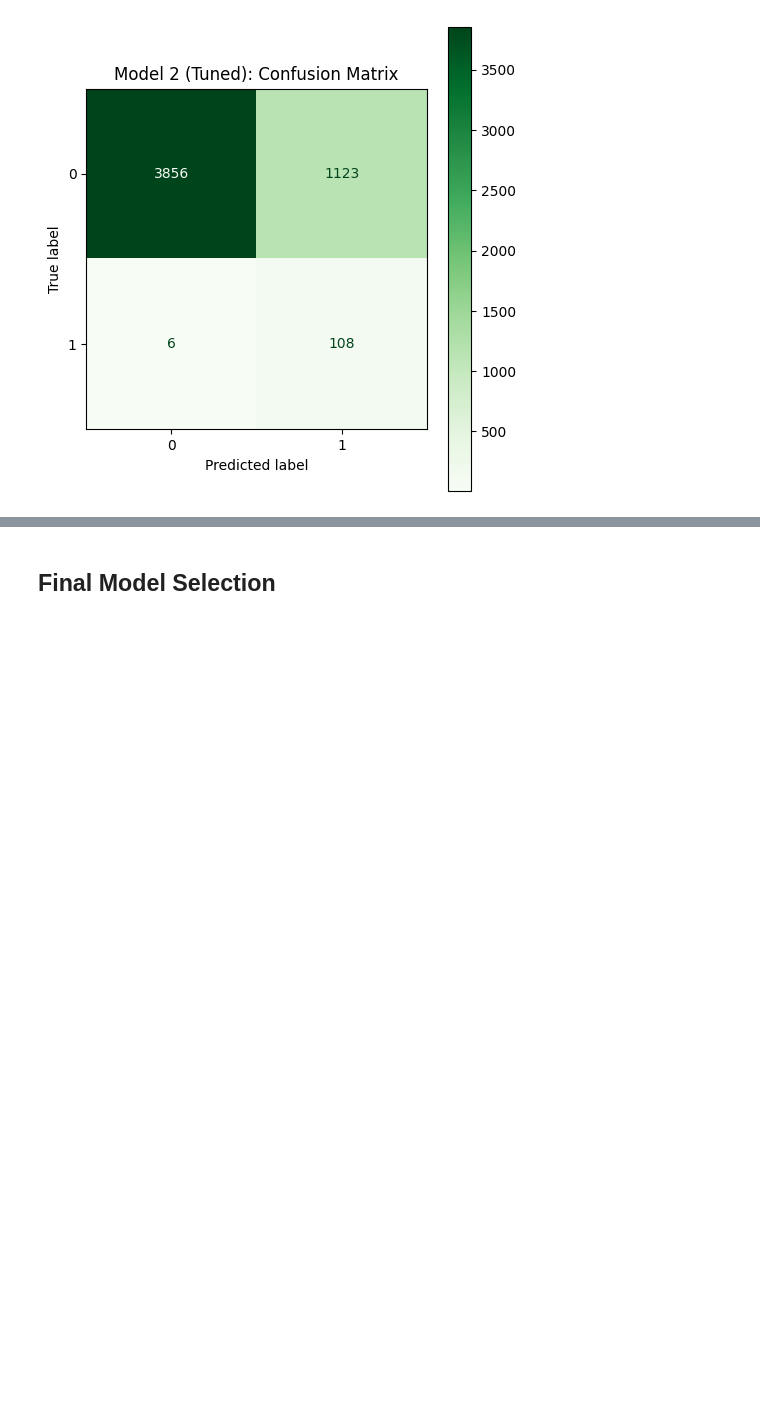
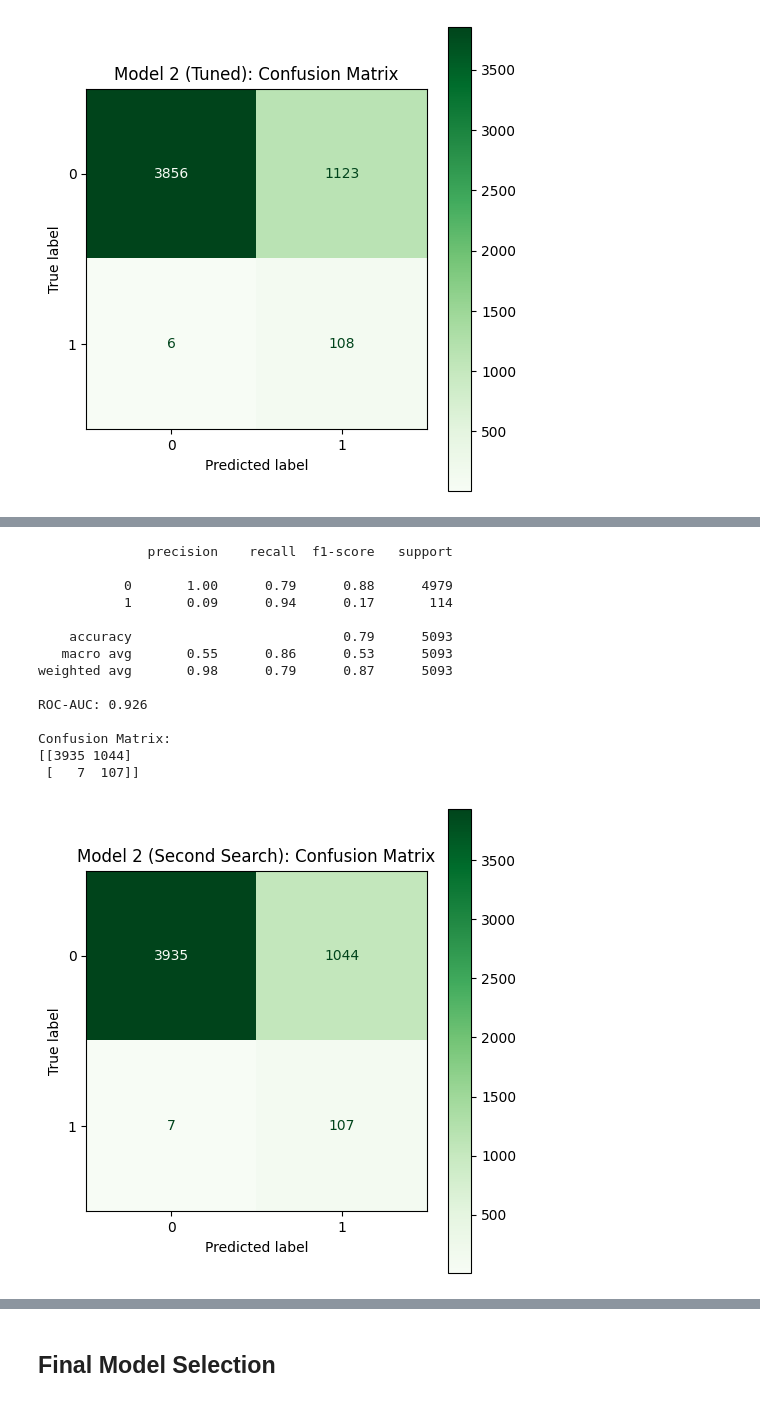
Before and after one commit to GopolangMmutlwaneCaptone/Risk-Concentration-Flagging, a Jupyter notebook: src/models/model2_xgboost.ipynb, the cells around one changed output, grey strips where cells are left out. Cells and saved outputs as stored; diff of their text form; code cells hidden in the pictures; blank space fills up the shorter version.

```diff
--- a/src/models/model2_xgboost.ipynb
+++ b/src/models/model2_xgboost.ipynb
@@ -191,0 +239,32 @@ Confusion Matrix:
+# %%
+y_pred = model2.predict(X_test)
+y_pred_proba = model2.predict_proba(X_test)[:, 1]
+
+print(classification_report(y_test, y_pred))
+print(f"ROC-AUC: {roc_auc_score(y_test, y_pred_proba):.3f}")
+
+print("\nConfusion Matrix:")
+print(confusion_matrix(y_test, y_pred))
+
+fig, ax = plt.subplots(figsize=(5, 5))
+ConfusionMatrixDisplay.from_predictions(y_test, y_pred, ax=ax, cmap="Greens")
+ax.set_title("Model 2 (Second Search): Confusion Matrix")
+plt.tight_layout()
+plt.savefig(os.path.join(REPORTS_DIR, "charts", "model2_confusion_matrix.png"), dpi=100)
+plt.show()
+# %% [output]
+              precision    recall  f1-score   support
+
+           0       1.00      0.79      0.88      4979
+           1       0.09      0.94      0.17       114
+
+    accuracy                           0.79      5093
+   macro avg       0.55      0.86      0.53      5093
+weighted avg       0.98      0.79      0.87      5093
+
+ROC-AUC: 0.926
+
+Confusion Matrix:
+[[3935 1044]
+ [   7  107]]
+[figure, added]
```
Also changed, not shown: parts of 10 cells of this notebook.
